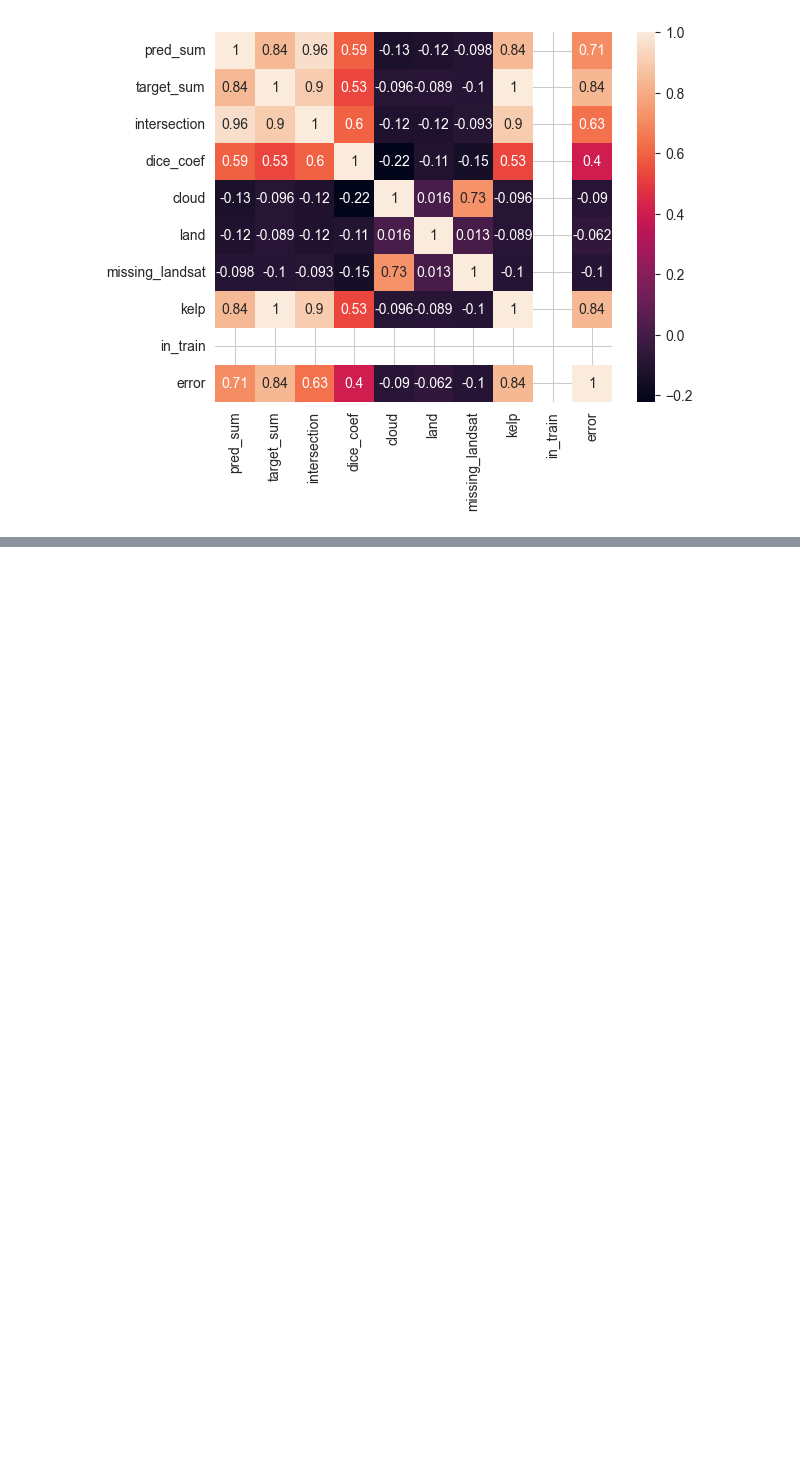
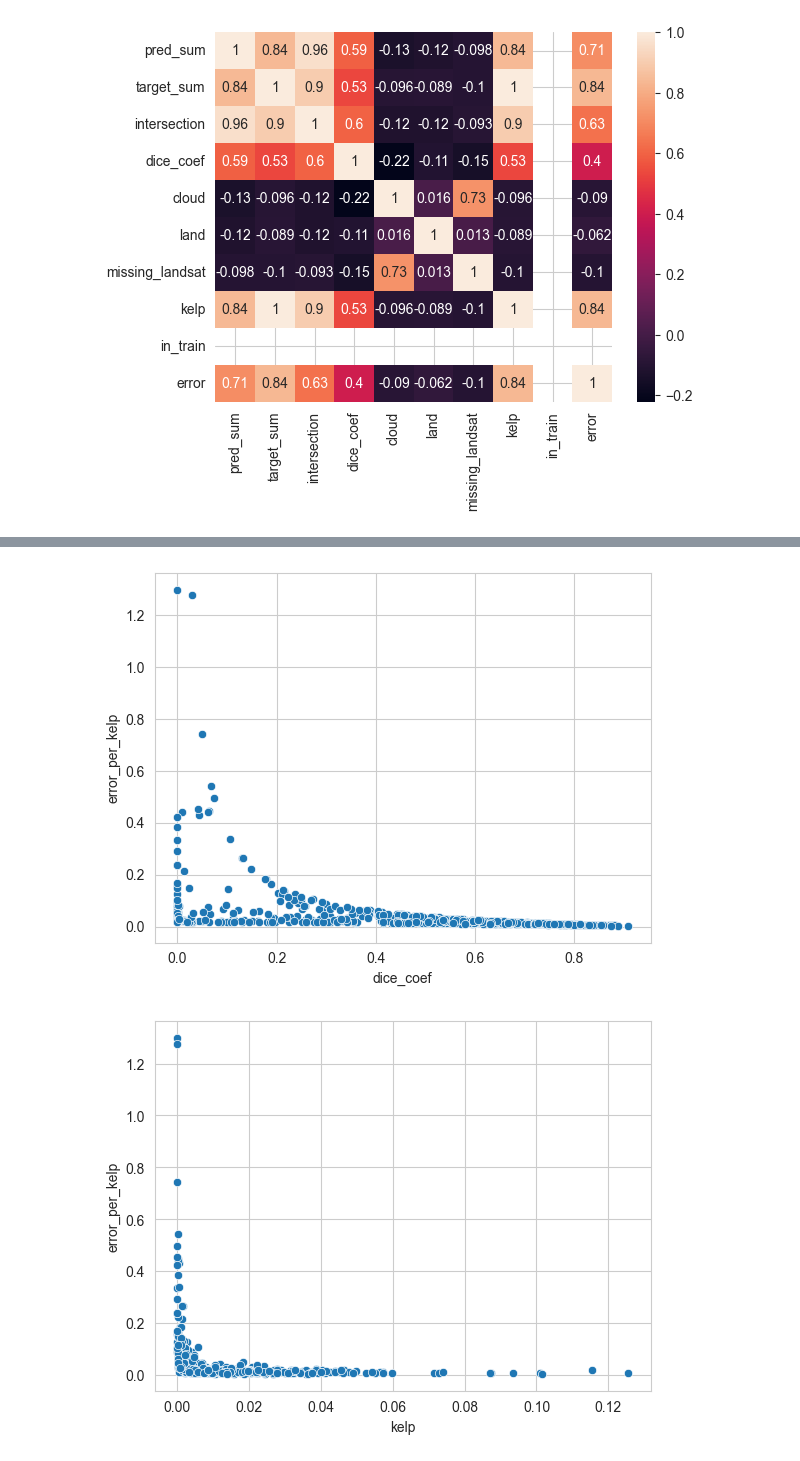
Before and after one commit to TeamEpochGithub/iv-q2-detect-kelp, a Jupyter notebook: notebooks/analyze_preds.ipynb, the cells around one changed output, grey strips where cells are left out. Saved outputs shown, nothing was run; the diff lists cells and outputs as text; code cells hidden in the pictures; blank space fills up the shorter version.

```diff
--- a/notebooks/analyze_preds.ipynb
+++ b/notebooks/analyze_preds.ipynb
@@ -122,0 +133,22 @@ for col in ['error','kelp', 'land', 'cloud', 'missing_landsat']:
+# %%
+# There is a clear correlation between error and kelp.
+# Create a new column that is the error divided by kelp
+# Then make the plots against error again
+results['error_per_kelp'] = results['error'] / results['kelp']
+
+
+# remove outliers with an error_per_kelp larger than n stds
+n = 2
+results_clean = results[results['kelp'] > 0]
+mean = results_clean['error_per_kelp'].mean()
+stds = results_clean['error_per_kelp'].std()
+results_clean = results_clean[results_clean['error_per_kelp'] < mean + n*stds]
+
+
+for col in ['dice_coef','kelp', 'land', 'cloud', 'missing_landsat']:
+
+    sns.scatterplot(data=results_clean, x=col, y='error_per_kelp')
+    plt.show()
+# %% [output]
+[figure, added]
+[figure, added]
```
Also changed, not shown: parts of 9 cells of this notebook.
